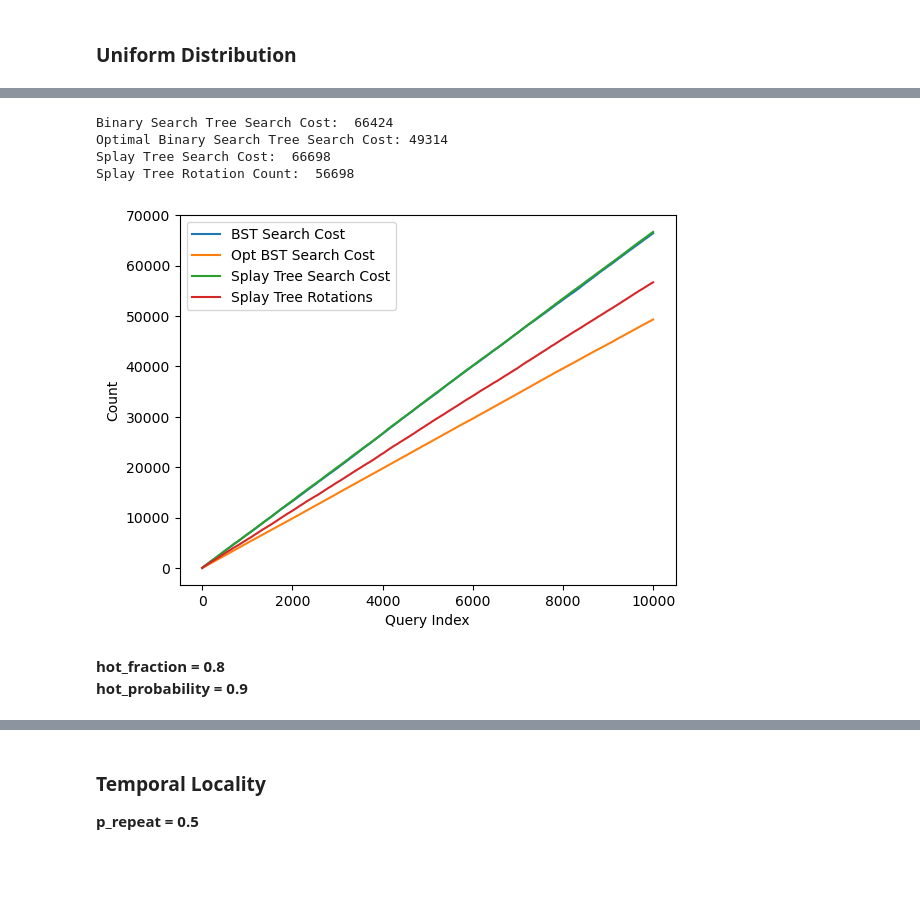
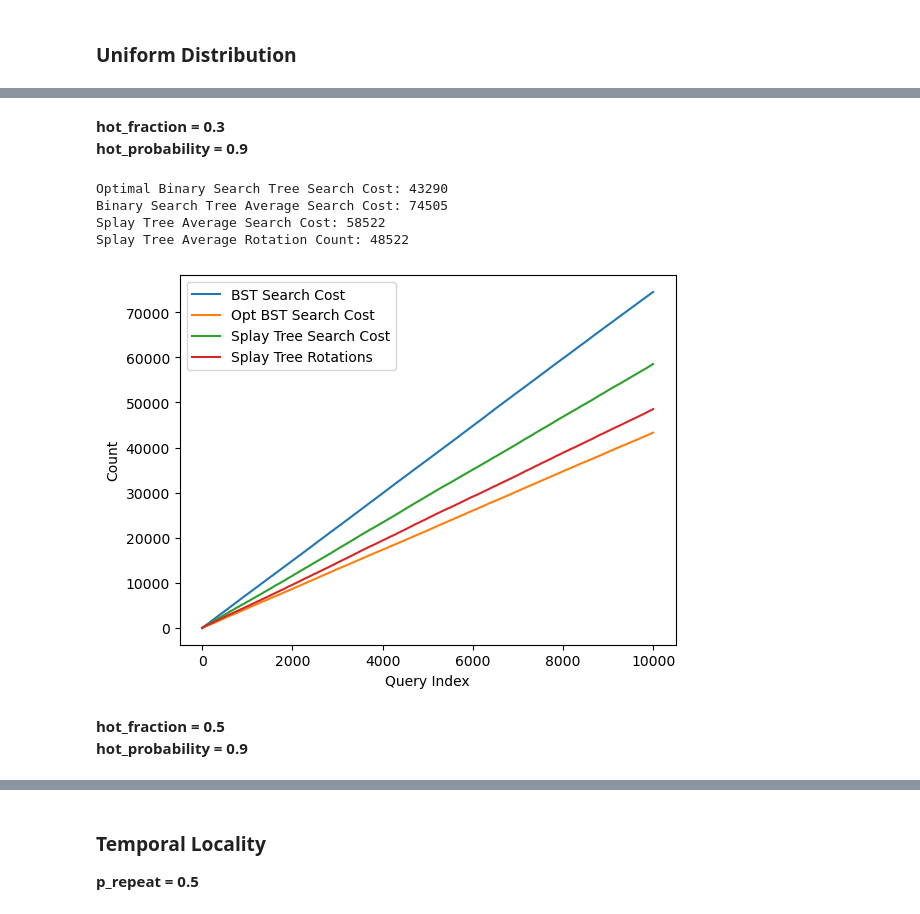
Before and after one commit to IBalazs433/self-adjusting-networks, a Jupyter notebook: experiments/data-structures.ipynb, the cells around one changed output, grey strips where cells are left out. Saved outputs shown, nothing was run; the diff lists cells and outputs as text; code cells hidden in the pictures; blank space fills up the shorter version.

```diff
--- a/experiments/data-structures.ipynb
+++ b/experiments/data-structures.ipynb
@@ -105,15 +123,18 @@ Splay Tree Rotation Count:  66620
+# %% [markdown]
+**hot_fraction = 0.3** \
+**hot_probability = 0.9**
 # %%
-requests = generate_hotset_requests(100, 10000, 0.5, 0.9, 1)
+requests = generate_hotset_requests(100, 10000, 0.3, 0.9, 1)
 
-BST_search_cost, opt_BST_search_cost, ST_search_cost, ST_rotations = test_trees(100, requests)
-plot_test(BST_search_cost, opt_BST_search_cost, ST_search_cost, ST_rotations)
+BST_search_cost, opt_BST_search_cost, ST_search_cost, ST_rotations = test_trees(100, requests, 10, True)
+plot_tree_metrics(BST_search_cost, opt_BST_search_cost, ST_search_cost, ST_rotations)
 # %% [output]
-Binary Search Tree Search Cost:  66424
-Optimal Binary Search Tree Search Cost: 49314
-Splay Tree Search Cost:  66698
-Splay Tree Rotation Count:  56698
+Optimal Binary Search Tree Search Cost: 43290
+Binary Search Tree Average Search Cost: 74505
+Splay Tree Average Search Cost: 58522
+Splay Tree Average Rotation Count: 48522
-[figure, old version]
+[figure, new version]
 # %% [markdown]
-**hot_fraction = 0.8** \
+**hot_fraction = 0.5** \
 **hot_probability = 0.9**
 # %%
```
Also changed, not shown: parts of 8 cells of this notebook, 21 other files.
